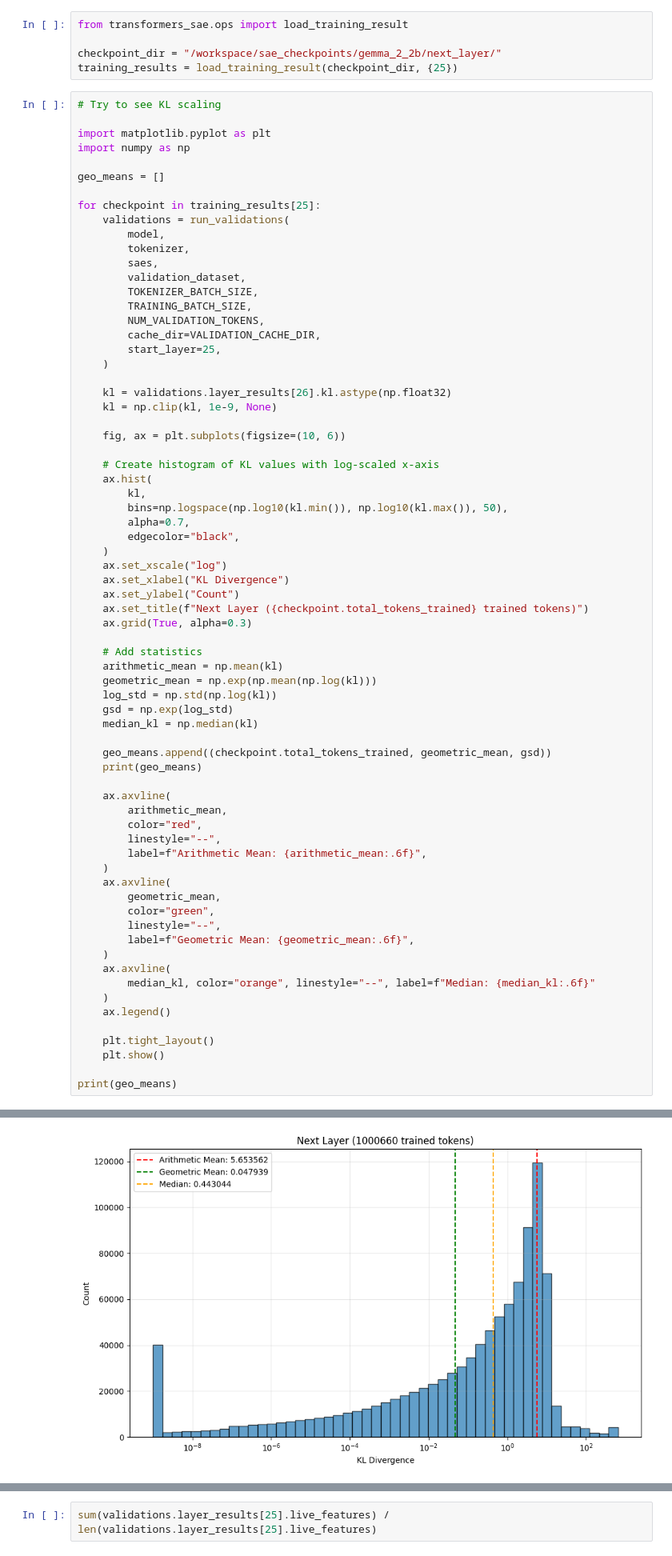
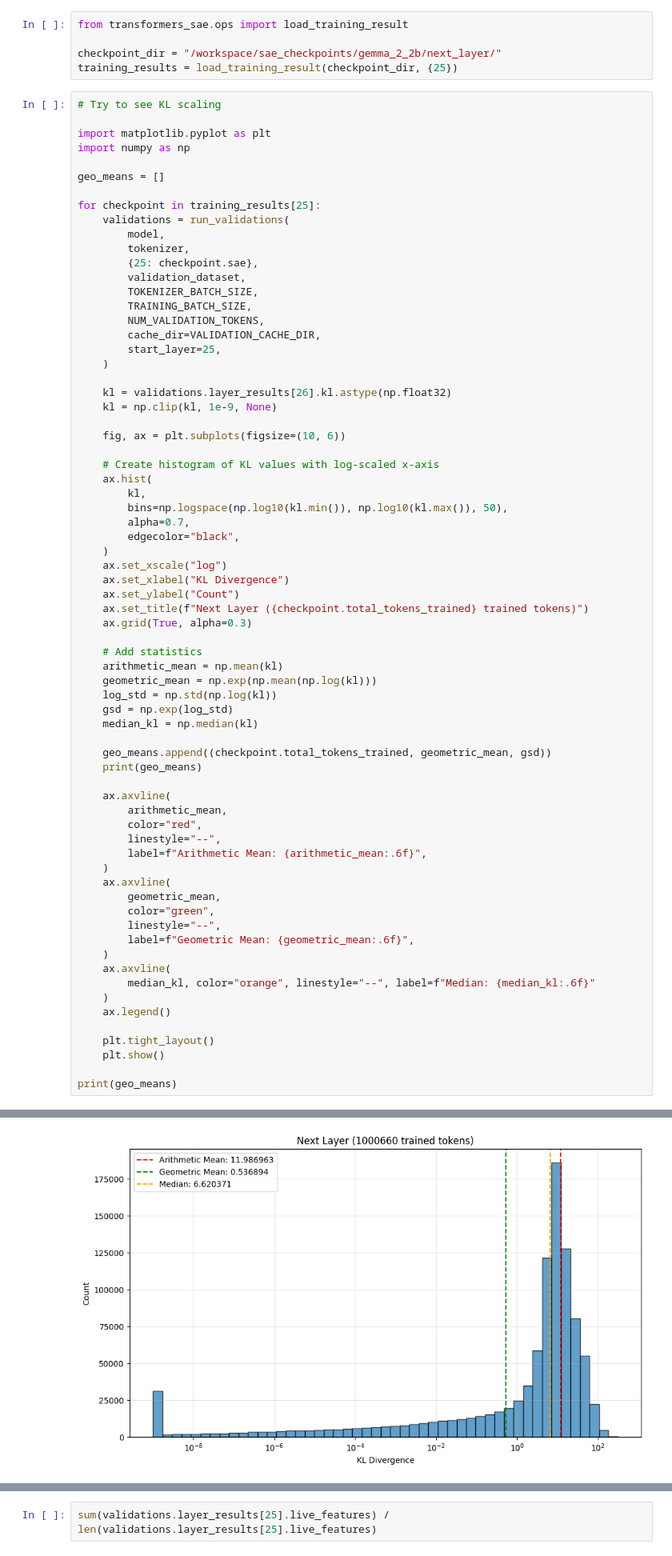
Before and after one commit to evan-lloyd/mechinterp-experiments, a Jupyter notebook: transformers_sae/scratch.ipynb, the cells around one changed output, grey strips where cells are left out. Shown at 80% size. Saved outputs shown, nothing was run; the diff lists cells and outputs as text.

```diff
--- a/transformers_sae/scratch.ipynb
+++ b/transformers_sae/scratch.ipynb
@@ -138,7 +138,7 @@ for checkpoint in training_results[25]:
     validations = run_validations(
         model,
         tokenizer,
-        saes,
+        {25: checkpoint.sae},
         validation_dataset,
         TOKENIZER_BATCH_SIZE,
         TRAINING_BATCH_SIZE,
@@ -201 +201 @@ KeyboardInterrupt:
-[figure, old version]
+[figure, new version]
```
Also changed, not shown: parts of 5 cells of this notebook, 12 other files.
